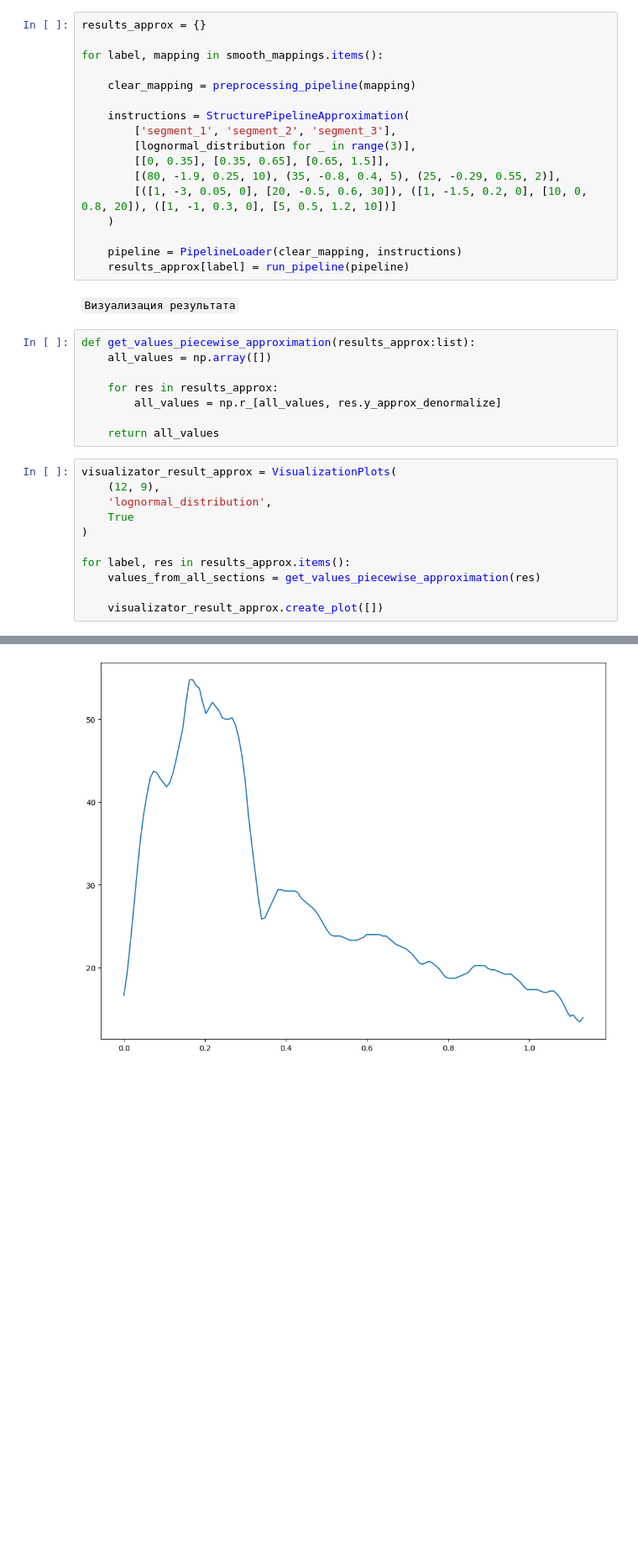
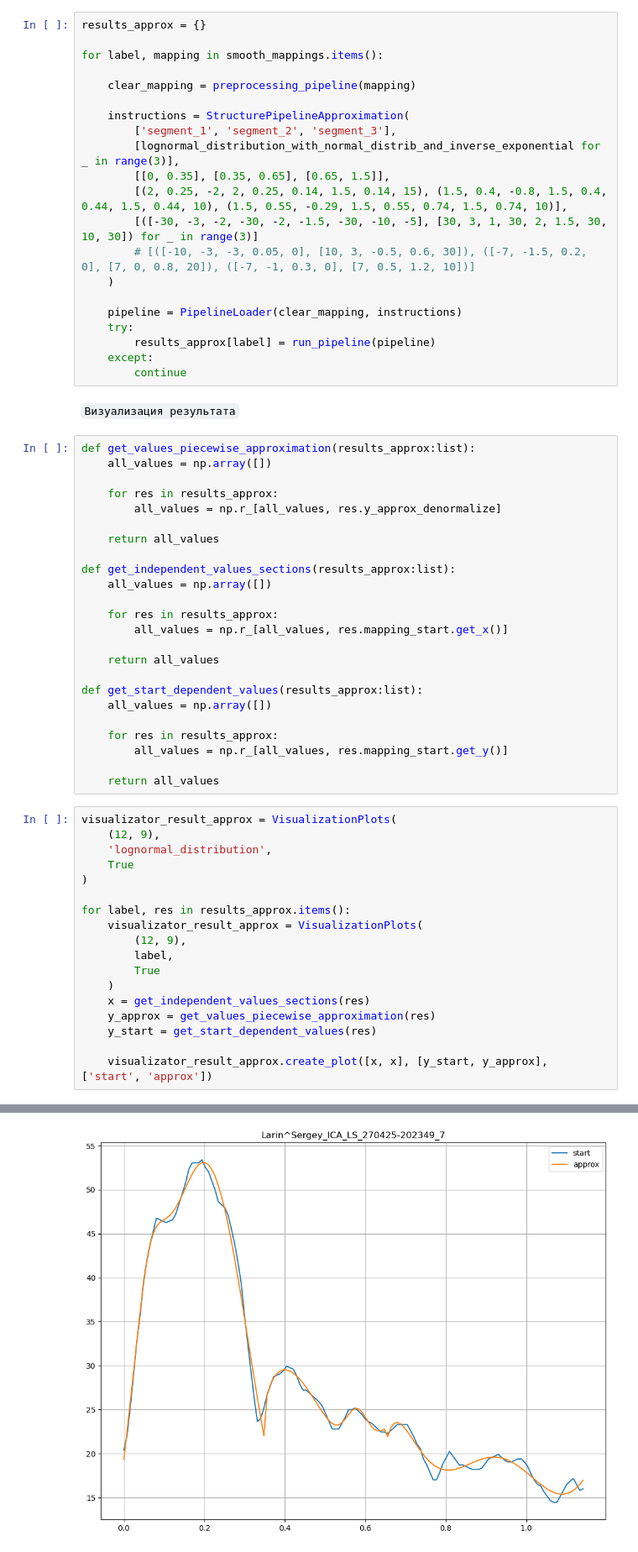
Before and after one commit to margelse/DopplerCurve, a Jupyter notebook: notebooks/projects/doppler_curve/approximation.ipynb, the cells around one changed output, grey strips where cells are left out. Shown at 84% size. Drawn from its saved outputs; the diff is of its cells as text; blank space fills up the shorter version.

Commit message:
full report about lognormal_distribution_with_normal_distrib_and_inverse_exponential

```diff
--- a/notebooks/projects/doppler_curve/approximation.ipynb
+++ b/notebooks/projects/doppler_curve/approximation.ipynb
@@ -95,14 +96,18 @@ for label, mapping in smooth_mappings.items():
 
     instructions = StructurePipelineApproximation(
         ['segment_1', 'segment_2', 'segment_3'],
-        [lognormal_distribution for _ in range(3)],
+        [lognormal_distribution_with_normal_distrib_and_inverse_exponential for _ in range(3)],
         [[0, 0.35], [0.35, 0.65], [0.65, 1.5]],
-        [(80, -1.9, 0.25, 10), (35, -0.8, 0.4, 5), (25, -0.29, 0.55, 2)],
-        [([1, -3, 0.05, 0], [20, -0.5, 0.6, 30]), ([1, -1.5, 0.2, 0], [10, 0, 0.8, 20]), ([1, -1, 0.3, 0], [5, 0.5, 1.2, 10])]
+        [(2, 0.25, -2, 2, 0.25, 0.14, 1.5, 0.14, 15), (1.5, 0.4, -0.8, 1.5, 0.4, 0.44, 1.5, 0.44, 10), (1.5, 0.55, -0.29, 1.5, 0.55, 0.74, 1.5, 0.74, 10)],
+        [([-30, -3, -2, -30, -2, -1.5, -30, -10, -5], [30, 3, 1, 30, 2, 1.5, 30, 10, 30]) for _ in range(3)]
+        # [([-10, -3, -3, 0.05, 0], [10, 3, -0.5, 0.6, 30]), ([-7, -1.5, 0.2, 0], [7, 0, 0.8, 20]), ([-7, -1, 0.3, 0], [7, 0.5, 1.2, 10])]
     )
 
     pipeline = PipelineLoader(clear_mapping, instructions)
-    results_approx[label] = run_pipeline(pipeline)
+    try:
+        results_approx[label] = run_pipeline(pipeline)
+    except:
+        continue
 # %% [markdown]
 `Визуализация результата`
 # %%
@@ -113,6 +118,22 @@ def get_values_piecewise_approximation(results_approx:list):
         all_values = np.r_[all_values, res.y_approx_denormalize]
 
     return all_values
+
+def get_independent_values_sections(results_approx:list):
+    all_values = np.array([])
+
+    for res in results_approx:
+        all_values = np.r_[all_values, res.mapping_start.get_x()]
+
+    return all_values
+
+def get_start_dependent_values(results_approx:list):
+    all_values = np.array([])
+
+    for res in results_approx:
+        all_values = np.r_[all_values, res.mapping_start.get_y()]
+
+    return all_values
 # %%
 visualizator_result_approx = VisualizationPlots(
     (12, 9),
@@ -121,7 +142,14 @@ visualizator_result_approx = VisualizationPlots(
 )
 
 for label, res in results_approx.items():
-    values_from_all_sections = get_values_piecewise_approximation(res)
+    visualizator_result_approx = VisualizationPlots(
+        (12, 9),
+        label,
+        True
+    )
+    x = get_independent_values_sections(res)
+    y_approx = get_values_piecewise_approximation(res)
+    y_start = get_start_dependent_values(res)
 
-    visualizator_result_approx.create_plot([])
+    visualizator_result_approx.create_plot([x, x], [y_start, y_approx], ['start', 'approx'])
 # %% [output]
@@ -130 +157 @@ ValueError: x and y must have same first dimension, but have shapes (141,) and (
-[figure, old version]
+[figure, new version]
```
Also changed, not shown: parts of 4 cells of this notebook, 1 other file.
